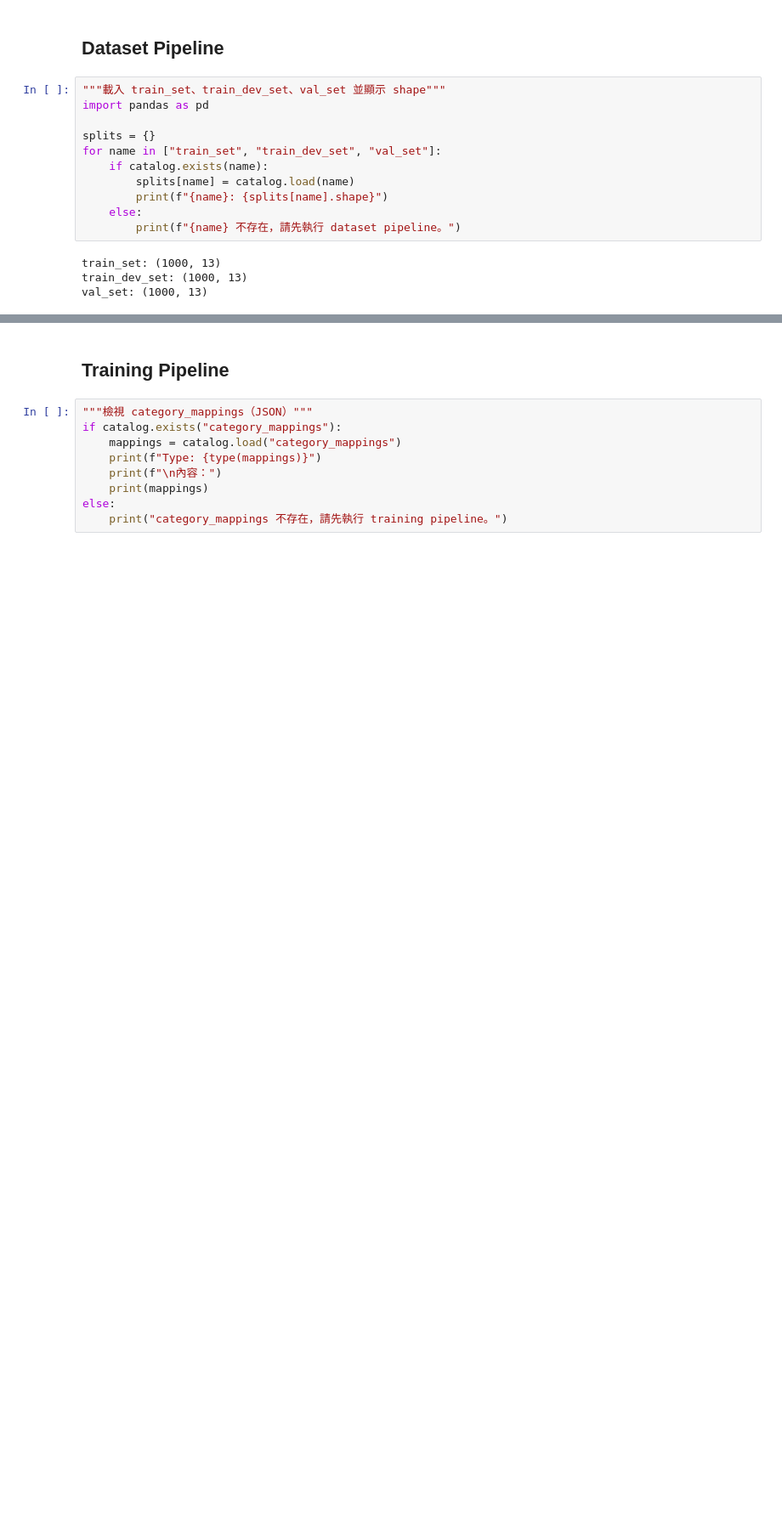
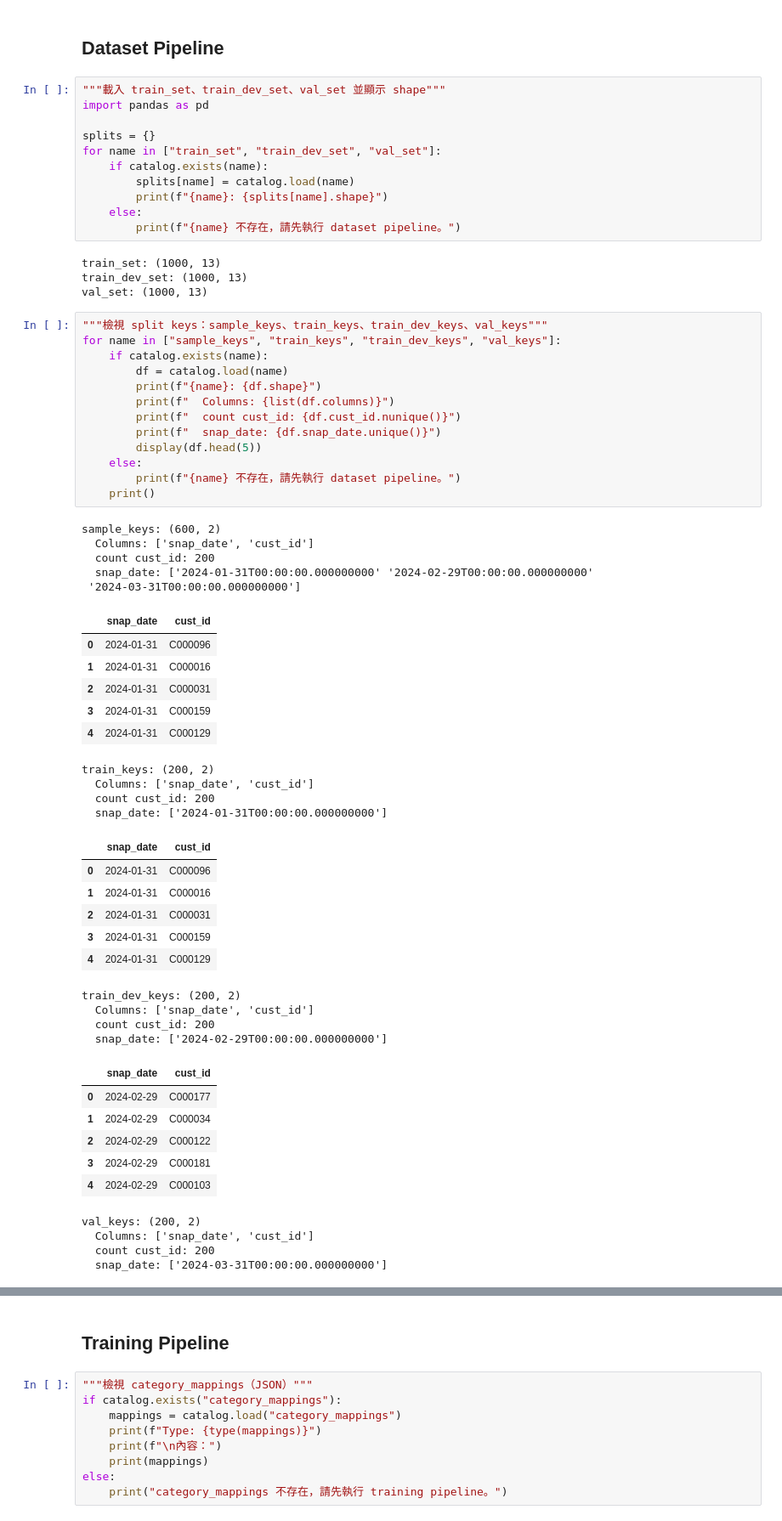
Before and after one commit to curtis-lu/recsys-demo, a Jupyter notebook: notebooks/inspect_artifacts.ipynb, the cells around one changed output, grey strips where cells are left out. Shown at 85% size. Drawn from its saved outputs; the diff is of its cells as text; blank space fills up the shorter version.

```diff
--- a/notebooks/inspect_artifacts.ipynb
+++ b/notebooks/inspect_artifacts.ipynb
@@ -205,3 +222,52 @@ for name in ["train_set", "train_dev_set", "val_set"]:
 train_set: (1000, 13)
 train_dev_set: (1000, 13)
 val_set: (1000, 13)
+# %%
+"""檢視 split keys：sample_keys、train_keys、train_dev_keys、val_keys"""
+for name in ["sample_keys", "train_keys", "train_dev_keys", "val_keys"]:
+    if catalog.exists(name):
+        df = catalog.load(name)
+        print(f"{name}: {df.shape}")
+        print(f"  Columns: {list(df.columns)}")
+        print(f"  count cust_id: {df.cust_id.nunique()}")
+        print(f"  snap_date: {df.snap_date.unique()}")
+        display(df.head(5))
+    else:
+        print(f"{name} 不存在，請先執行 dataset pipeline。")
+    print()
+# %% [output]
+sample_keys: (600, 2)
+  Columns: ['snap_date', 'cust_id']
+  count cust_id: 200
+  snap_date: ['2024-01-31T00:00:00.000000000' '2024-02-29T00:00:00.000000000'
+ '2024-03-31T00:00:00.000000000']
+|  | snap_date | cust_id |
+| 0 | 2024-01-31 | C000096 |
+| 1 | 2024-01-31 | C000016 |
+| 2 | 2024-01-31 | C000031 |
+| 3 | 2024-01-31 | C000159 |
+| 4 | 2024-01-31 | C000129 |
+train_keys: (200, 2)
+  Columns: ['snap_date', 'cust_id']
+  count cust_id: 200
+  snap_date: ['2024-01-31T00:00:00.000000000']
+|  | snap_date | cust_id |
+| 0 | 2024-01-31 | C000096 |
+| 1 | 2024-01-31 | C000016 |
+| 2 | 2024-01-31 | C000031 |
+| 3 | 2024-01-31 | C000159 |
+| 4 | 2024-01-31 | C000129 |
+train_dev_keys: (200, 2)
+  Columns: ['snap_date', 'cust_id']
+  count cust_id: 200
+  snap_date: ['2024-02-29T00:00:00.000000000']
+|  | snap_date | cust_id |
+| 0 | 2024-02-29 | C000177 |
+| 1 | 2024-02-29 | C000034 |
+| 2 | 2024-02-29 | C000122 |
+| 3 | 2024-02-29 | C000181 |
+| 4 | 2024-02-29 | C000103 |
+val_keys: (200, 2)
+  Columns: ['snap_date', 'cust_id']
+  count cust_id: 200
+  snap_date: ['2024-03-31T00:00:00.000000000']
```
Also changed, not shown: parts of 11 cells of this notebook, 39 other files.
